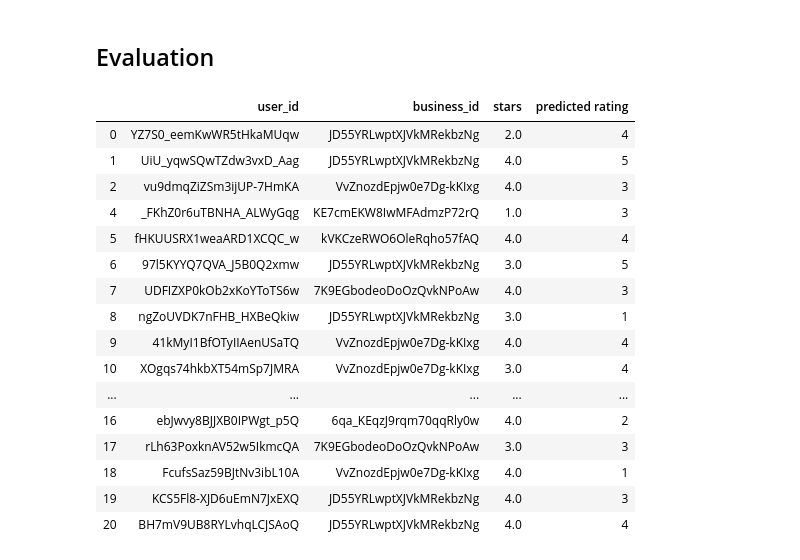
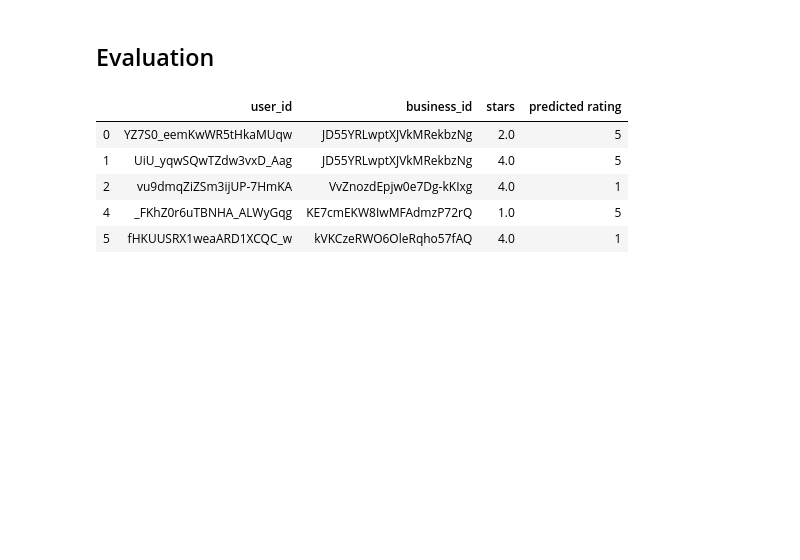
Before and after one commit to UhhBart/ci-yelp, a Jupyter notebook: Item based Filtering V2.ipynb, the cells around one changed output. Drawn from its saved outputs; the diff is of its cells as text; code cells hidden in the pictures; blank space fills up the shorter version.

```diff
--- a/Item based Filtering V2.ipynb
+++ b/Item based Filtering V2.ipynb
@@ -185,30 +210,19 @@ display(predicted_item_based_polynomial.head(5))
 # %%
 import random
 
 mse_random = 0
 predicted_random = reviews_training.copy()[['user_id', 'business_id', 'stars']]
 predicted_random["predicted rating"] = 0
 for row in predicted_random.T:
         predicted_random.at[row, "predicted rating"] = random.randint(1, 5)
-display(predicted_random.head(20))
+display(predicted_random.head(5))
 # %% [output]
 |  | user_id | business_id | stars | predicted rating |
-| 0 | YZ7S0_eemKwWR5tHkaMUqw | JD55YRLwptXJVkMRekbzNg | 2.0 | 4 |
+| 0 | YZ7S0_eemKwWR5tHkaMUqw | JD55YRLwptXJVkMRekbzNg | 2.0 | 5 |
 | 1 | UiU_yqwSQwTZdw3vxD_Aag | JD55YRLwptXJVkMRekbzNg | 4.0 | 5 |
-| 2 | vu9dmqZiZSm3ijUP-7HmKA | VvZnozdEpjw0e7Dg-kKIxg | 4.0 | 3 |
-| 4 | _FKhZ0r6uTBNHA_ALWyGqg | KE7cmEKW8IwMFAdmzP72rQ | 1.0 | 3 |
-| 5 | fHKUUSRX1weaARD1XCQC_w | kVKCzeRWO6OleRqho57fAQ | 4.0 | 4 |
-| 6 | 97l5KYYQ7QVA_J5B0Q2xmw | JD55YRLwptXJVkMRekbzNg | 3.0 | 5 |
-| 7 | UDFIZXP0kOb2xKoYToTS6w | 7K9EGbodeoDoOzQvkNPoAw | 4.0 | 3 |
-| 8 | ngZoUVDK7nFHB_HXBeQkiw | JD55YRLwptXJVkMRekbzNg | 3.0 | 1 |
-| 9 | 41kMyI1BfOTyIIAenUSaTQ | VvZnozdEpjw0e7Dg-kKIxg | 4.0 | 4 |
-| 10 | XOgqs74hkbXT54mSp7JMRA | VvZnozdEpjw0e7Dg-kKIxg | 3.0 | 4 |
-| ... | ... | ... | ... | ... |
-| 16 | ebJwvy8BJJXB0IPWgt_p5Q | 6qa_KEqzJ9rqm70qqRly0w | 4.0 | 2 |
-| 17 | rLh63PoxknAV52w5IkmcQA | 7K9EGbodeoDoOzQvkNPoAw | 3.0 | 3 |
-| 18 | FcufsSaz59BJtNv3ibL10A | VvZnozdEpjw0e7Dg-kKIxg | 4.0 | 1 |
-| 19 | KCS5Fl8-XJD6uEmN7JxEXQ | JD55YRLwptXJVkMRekbzNg | 4.0 | 3 |
-| 20 | BH7mV9UB8RYLvhqLCJSAoQ | JD55YRLwptXJVkMRekbzNg | 4.0 | 4 |
+| 2 | vu9dmqZiZSm3ijUP-7HmKA | VvZnozdEpjw0e7Dg-kKIxg | 4.0 | 1 |
+| 4 | _FKhZ0r6uTBNHA_ALWyGqg | KE7cmEKW8IwMFAdmzP72rQ | 1.0 | 5 |
+| 5 | fHKUUSRX1weaARD1XCQC_w | kVKCzeRWO6OleRqho57fAQ | 4.0 | 1 |
 # %%
 cosine_median_error = median_absolute_error(predicted_item_based_cosine["stars"], predicted_item_based_cosine["predicted rating"])
 euclidean_median_error = median_absolute_error(predicted_item_based_euclidean["stars"], predicted_item_based_euclidean["predicted rating"])
```
Also changed, not shown: parts of 3 cells of this notebook, 2 other files.
